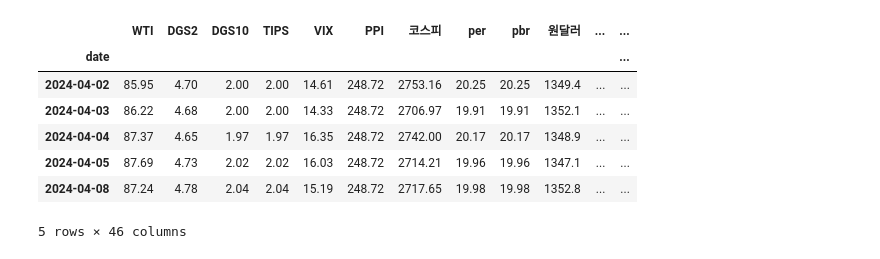
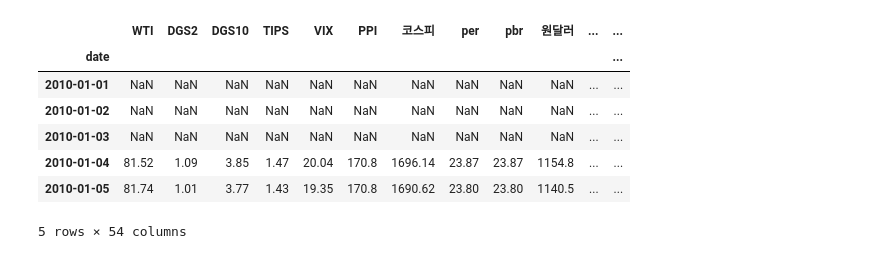
Before and after one commit to simpson000/sic_project_final, a Jupyter notebook: sic/make_20_60.ipynb, the cells around one changed output. Drawn from its saved outputs; the diff is of its cells as text; code cells hidden in the pictures.

```diff
--- a/sic/make_20_60.ipynb
+++ b/sic/make_20_60.ipynb
@@ -51,17 +51,17 @@ def calculate_trend_slope_daily(data, window_size):
     return result
 # %%
 # 데이터 불러오기 우리가 원하는 값들을 불러오면됨
-raw = r'Feature_data_base.xlsx'
-df = pd.read_excel(raw, sheet_name='total', index_col=0)
+raw = r'feature_database_0628_ver.xlsx'
+df = pd.read_excel(raw, sheet_name='Sheet1', index_col=0)
 df.index = df.index.strftime('%Y-%m-%d')
 # %%
-df.tail()
+df.head()
 # %% [output]
 |  | WTI | DGS2 | DGS10 | TIPS | VIX | PPI | 코스피 | per | pbr | 원달러 | ... | ... |
 | date |  |  |  |  |  |  |  |  |  |  |  | ... |
-| 2024-04-02 | 85.95 | 4.70 | 2.00 | 2.00 | 14.61 | 248.72 | 2753.16 | 20.25 | 20.25 | 1349.4 | ... | ... |
-| 2024-04-03 | 86.22 | 4.68 | 2.00 | 2.00 | 14.33 | 248.72 | 2706.97 | 19.91 | 19.91 | 1352.1 | ... | ... |
-| 2024-04-04 | 87.37 | 4.65 | 1.97 | 1.97 | 16.35 | 248.72 | 2742.00 | 20.17 | 20.17 | 1348.9 | ... | ... |
-| 2024-04-05 | 87.69 | 4.73 | 2.02 | 2.02 | 16.03 | 248.72 | 2714.21 | 19.96 | 19.96 | 1347.1 | ... | ... |
-| 2024-04-08 | 87.24 | 4.78 | 2.04 | 2.04 | 15.19 | 248.72 | 2717.65 | 19.98 | 19.98 | 1352.8 | ... | ... |
+| 2010-01-01 | NaN | NaN | NaN | NaN | NaN | NaN | NaN | NaN | NaN | NaN | ... | ... |
+| 2010-01-02 | NaN | NaN | NaN | NaN | NaN | NaN | NaN | NaN | NaN | NaN | ... | ... |
+| 2010-01-03 | NaN | NaN | NaN | NaN | NaN | NaN | NaN | NaN | NaN | NaN | ... | ... |
+| 2010-01-04 | 81.52 | 1.09 | 3.85 | 1.47 | 20.04 | 170.8 | 1696.14 | 23.87 | 23.87 | 1154.8 | ... | ... |
+| 2010-01-05 | 81.74 | 1.01 | 3.77 | 1.43 | 19.35 | 170.8 | 1690.62 | 23.80 | 23.80 | 1140.5 | ... | ... |
-5 rows × 46 columns
+5 rows × 54 columns
```
Also changed, not shown: parts of 7 cells of this notebook, 2 other files.
